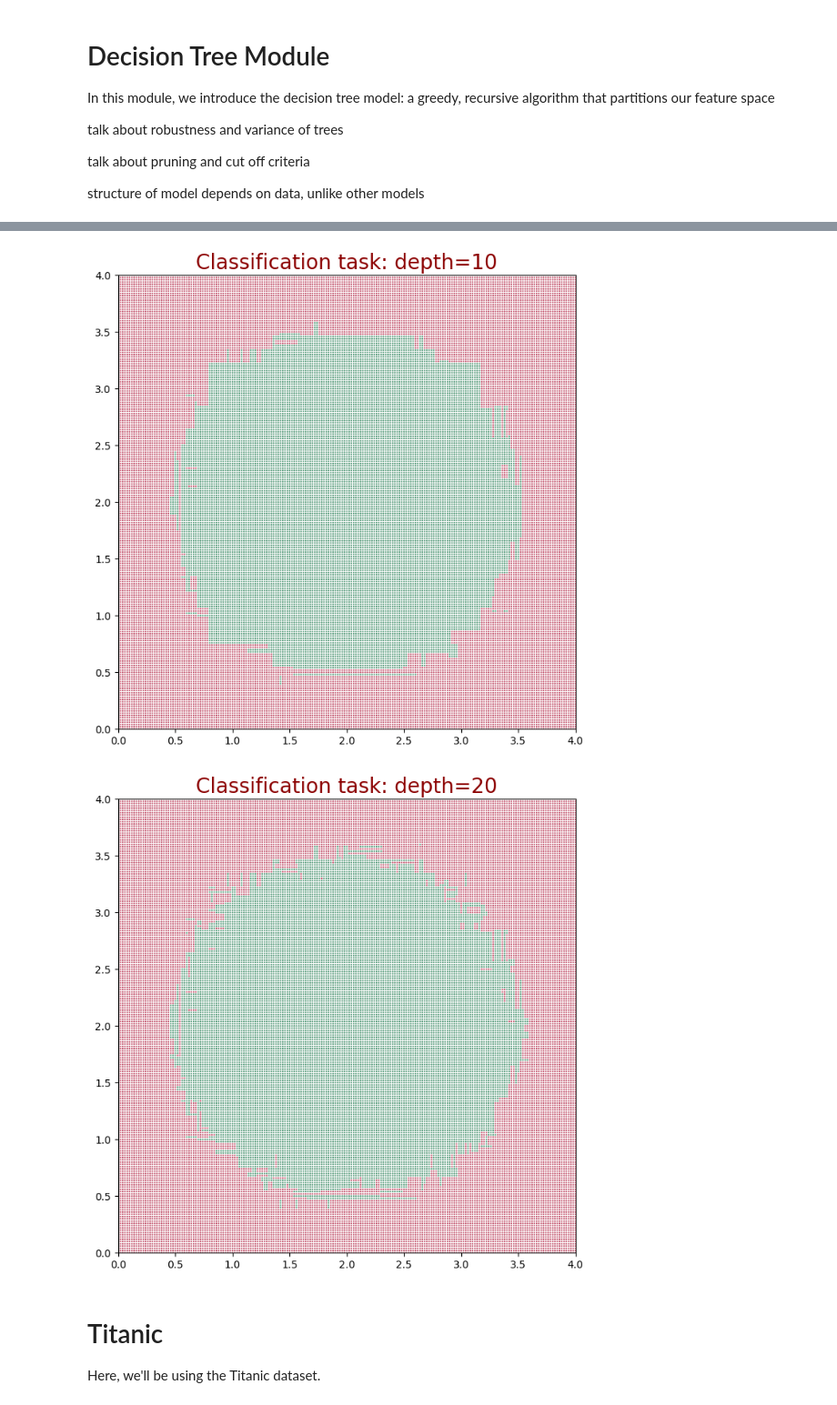
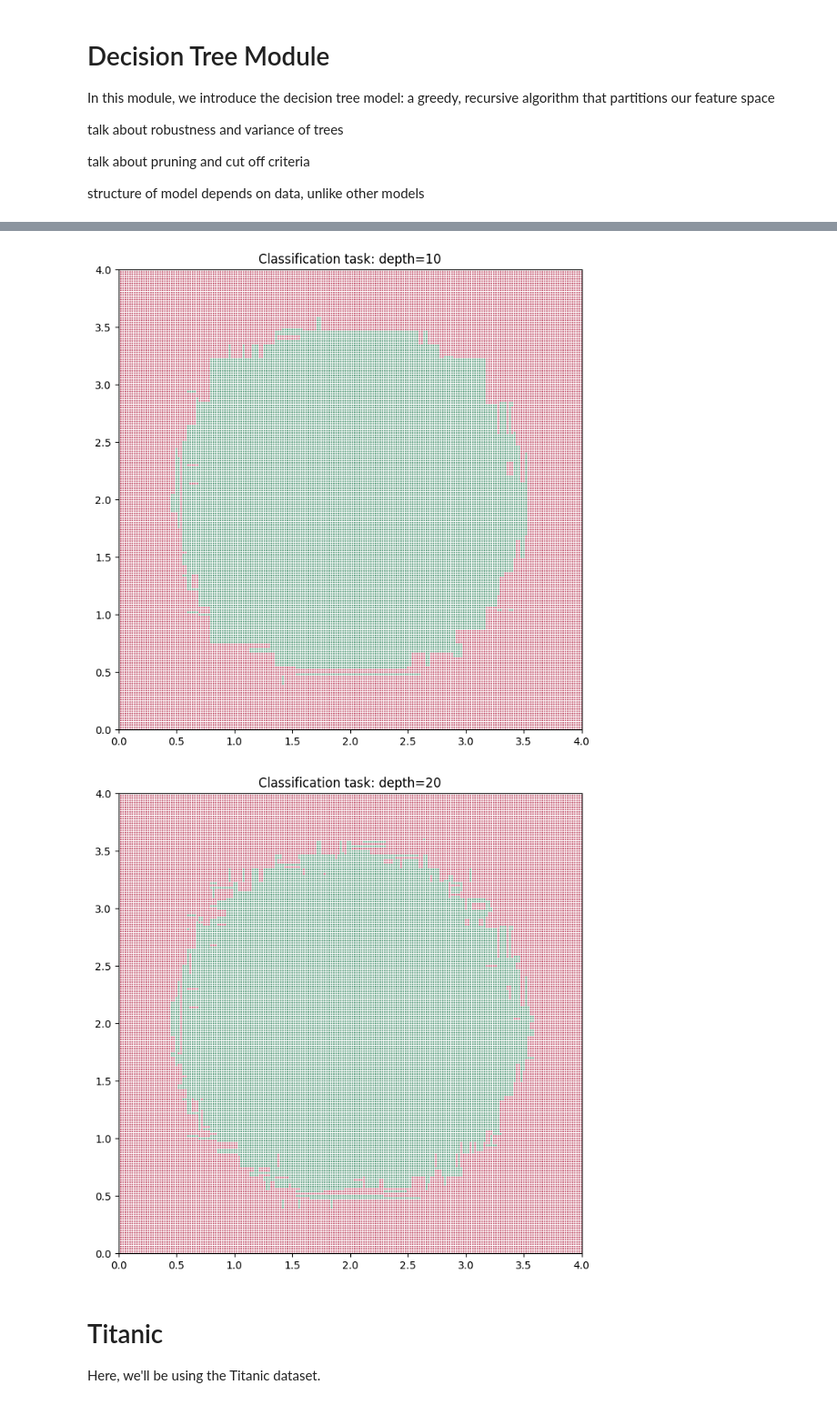
Before and after one commit to Vutjiya/datafest-winter, a Jupyter notebook: decision_tree.ipynb, the cells around one changed output, grey strips where cells are left out. Shown at 91% size. Drawn from its saved outputs; the diff is of its cells as text; code cells hidden in the pictures.

```diff
--- a/decision_tree.ipynb
+++ b/decision_tree.ipynb
@@ -34,9 +34,6 @@ xx, yy = np.meshgrid(np.arange(x_min, x_max, h), np.arange(y_min, y_max, h))
 X, y = make_circles(n_samples=100000, noise=0.1, factor=0.5, random_state=42)
 X = (X + 1) * 2
 
-from sklearn.model_selection import train_test_split
-from utils import view_boundary
-
 X_train, X_test, y_train, y_test = train_test_split(
     X, y, test_size=0.3, random_state=42
 )
@@ -52,7 +49,7 @@ for ax, depth in zip(axes, depths):
     plt.scatter(xx, yy, c=Z, cmap="RdYlGn", alpha=0.8, s=1, marker=".")
     plt.xlim(0, 4)
     plt.ylim(0, 4)
-    plt.title(f"Classification task: {depth=}", fontsize=20, color="darkred")
+    plt.title(f"Classification task: {depth=}")
     plt.show()
 # %% [output]
 [figure]
@@ -61,5 +58,5 @@ for ax, depth in zip(axes, depths):
-[figure, old version]
+[figure, new version]
-[figure, old version]
+[figure, new version]
 # %% [markdown]
 # Titanic
 
```
Also changed, not shown: parts of 1 cell of this notebook, 1 other file.
